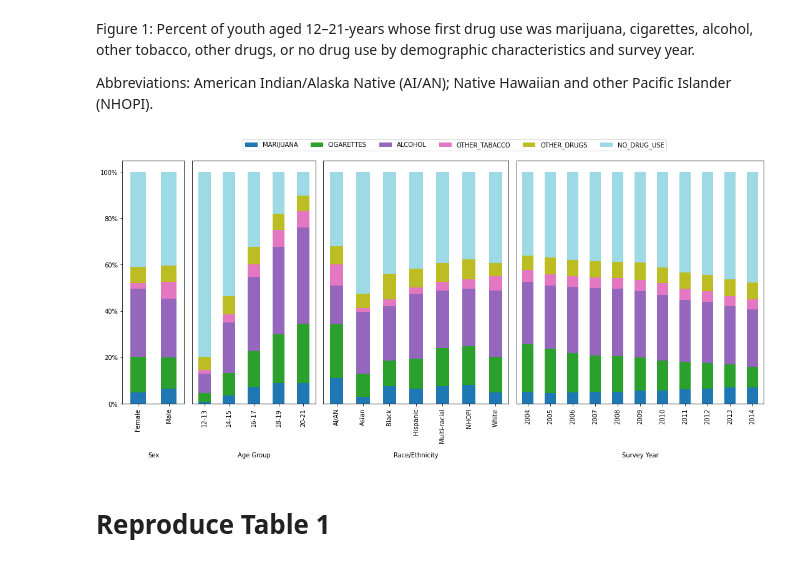
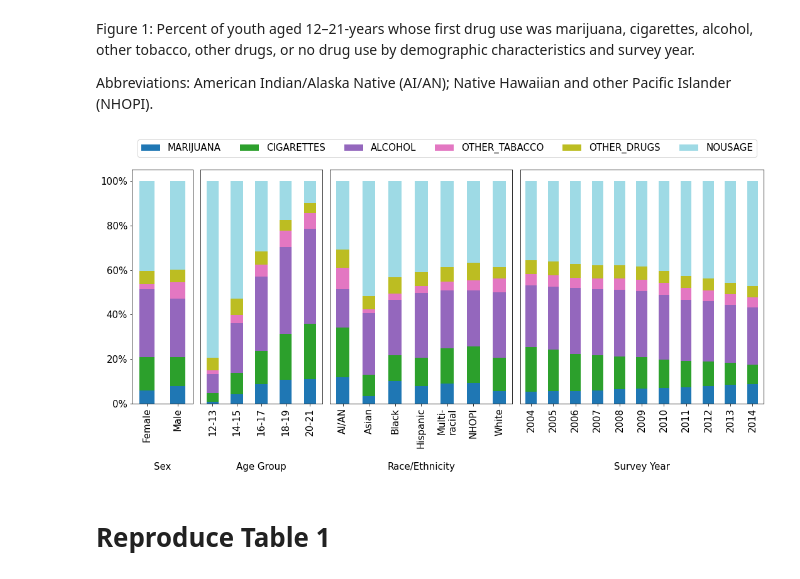
Before and after one commit to DataResponsibly/SynRD, a Jupyter notebook: papers/fairman2019marijuana/aholovenko_reproduce.ipynb, the cells around one changed output. Saved outputs shown, nothing was run; the diff lists cells and outputs as text; code cells hidden in the pictures.

Commit message:
add fairman2019marijuana figure 1

```diff
--- a/papers/fairman2019marijuana/aholovenko_reproduce.ipynb
+++ b/papers/fairman2019marijuana/aholovenko_reproduce.ipynb
@@ -18,6 +19,6 @@ Use ./aholovenko_data_preprocessing.ipynb to generate processed data.
 # %% [markdown]
 # Importing data
 # %%
-df = pd.read_pickle('fairman2019marijuana_dataframe.pickle')
+df = pd.read_pickle('../fairman2019marijuana_dataframe.pickle')
 df.shape
 # %% [output]
@@ -49,35 +49,65 @@ Figure 1: Percent of youth aged 12–21-years whose first drug use was marijuana
 
 Abbreviations: American Indian/Alaska Native (AI/AN); Native Hawaiian and other Pacific Islander (NHOPI).
 # %%
+
+
 def plot_figure(df_):
-    cols = ['MARIJUANA', 'CIGARETTES', 'ALCOHOL', 'OTHER_TABACCO', 'OTHER_DRUGS', 'NO_DRUG_USE']
-    prop_sex = pd.crosstab(index=df_['SEX'], columns=df_['CLASS'], normalize="index") * 100
-    prop_race = pd.crosstab(index=df_['RACE'], columns=df_['CLASS'], normalize="index") * 100
-    prop_age = pd.crosstab(index=df_['AGE_GROUP'], columns=df_['CLASS'], normalize="index") * 100
-    prop_year = pd.crosstab(index=df_['YEAR'], columns=df_['CLASS'], normalize="index") * 100
+    df = df_.copy()
+    INPUT_FILES = [
+        'fairman2019marijuana/data/32722-0001-Data.tsv', 'fairman2019marijuana/data/23782-0001-Data.tsv', 'fairman2019marijuana/data/04596-0001-Data.tsv',
+        'fairman2019marijuana/data/26701-0001-Data.tsv', 'fairman2019marijuana/data/29621-0001-Data.tsv', 'fairman2019marijuana/data/36361-0001-Data.tsv',
+        'fairman2019marijuana/data/35509-0001-Data.tsv', 'fairman2019marijuana/data/04373-0001-Data.tsv', 'fairman2019marijuana/data/21240-0001-Data.tsv',
+        'fairman2019marijuana/data/34481-0001-Data.tsv', 'fairman2019marijuana/data/34933-0001-Data.tsv'
+    ]
+    FILE_YEAR_MAP = {f: i for i, f in enumerate(sorted([os.path.basename(f) for f in INPUT_FILES]))}
+    AGE_MAP = {i: i + 12 for i in range(0, 10)}
+    AGE_GROUP_MAP = {
+        0: '12-13', 1: '12-13', 2: '14-15', 3: '14-15', 4: '16-17', 5: '16-17', 6: '18-19', 7: '18-19',
+        8: '20-21', 9: '20-21'
+    }
+    YEAR_MAP = {2004 + i: i for i in range(len(FILE_YEAR_MAP))}
+    SEX_MAP = {'Male': 0, 'Female': 1}
+    RACE_MAP = {'White': 0, 'Black': 1, 'AI/AN': 2, 'NHOPI': 3, 'Asian': 4, 'Multi-\nracial': 5, 'Hispanic': 6}
+    CLASSES_PRETTY = {
+        'CIGARETTES': 0, 'ALCOHOL': 1, 'MARIJUANA': 2, 'OTHER_TABACCO': 3, 'OTHER_DRUGS': 4, 'NOUSAGE': 5
+    }
+    df['AGE_GROUP'] = df['AGE'].map(AGE_GROUP_MAP)
+    df['SEX'] = df['SEX'].map(dict(zip(SEX_MAP.values(), SEX_MAP.keys())))
+    df['RACE'] = df['RACE'].map(dict(zip(RACE_MAP.values(), RACE_MAP.keys())))
+    df['YEAR'] = df['YEAR'].map(dict(zip(YEAR_MAP.values(), YEAR_MAP.keys())))
+    df['CLASS'] = df['CLASS'].map(dict(zip(CLASSES_PRETTY.values(), CLASSES_PRETTY.keys())))
+    cols = ['MARIJUANA', 'CIGARETTES', 'ALCOHOL', 'OTHER_TABACCO', 'OTHER_DRUGS', 'NOUSAGE']
+    prop_sex = pd.crosstab(index=df['SEX'], columns=df['CLASS'], normalize="index") * 100
+    prop_race = pd.crosstab(index=df['RACE'], columns=df['CLASS'], normalize="index") * 100
+    prop_age = pd.crosstab(index=df['AGE_GROUP'], columns=df['CLASS'], normalize="index") * 100
+    prop_year = pd.crosstab(index=df['YEAR'], columns=df['CLASS'], normalize="index") * 100
     figure, axis = plt.subplots(1, 4, gridspec_kw={'width_ratios': [1, 2, 3, 4]})
     figure.set_size_inches(15, 6, forward=True)
     figure.tight_layout()
     prop_sex[cols].plot(kind='bar', stacked=True, colormap='tab20', ax=axis[0], legend=None, xlabel='Sex')
     prop_age[cols].plot(kind='bar', stacked=True, colormap='tab20', ax=axis[1], legend=None, xlabel='Age Group')
-    prop_race[cols].plot(kind='bar', stacked=True, colormap='tab20', ax=axis[2], legend=None, xlabel='Race/Ethnicity')
-    prop_year[cols].plot(kind='bar', stacked=True, colormap='tab20', ax=axis[3], legend=None, xlabel='Survey Year')
+    prop_race[cols].plot(kind='bar', stacked=True, colormap='tab20', ax=axis[2], legend=None,
+                         xlabel='Race/Ethnicity')
+    prop_year[cols].plot(kind='bar', stacked=True, colormap='tab20', ax=axis[3], legend=None,
+                             xlabel='Survey Year')
     axis[0].yaxis.set_major_formatter('{x:1.0f}%')
     axis[1].set_yticks([])
     axis[2].set_yticks([])
     axis[3].set_yticks([])
-    axis[0].xaxis.set_label_coords(.5, -.2)
-    axis[1].xaxis.set_label_coords(.5, -.2)
-    axis[2].xaxis.set_label_coords(.5, -.2)
-    axis[3].xaxis.set_label_coords(.5, -.2)
+    axis[0].xaxis.set_label_coords(.5, -.25)
+    axis[1].xaxis.set_label_coords(.5, -.25)
+    axis[2].xaxis.set_label_coords(.5, -.25)
+    axis[3].xaxis.set_label_coords(.5, -.25)
     plt.subplots_adjust(wspace=0.05)
-    plt.legend(loc='upper center', bbox_to_anchor=(-0.25, 1.1),  ncol = 6)
-    # plt.savefig('figure_1.png', facecolor='white', transparent=False, bbox_inches='tight', pad_inches=.5)
+    plt.legend(loc='upper center', bbox_to_anchor=(-0.30, 1.15), ncol=6)
+    plt.savefig('fairman2019marijuana_figure_1.png',
+                facecolor='white', transparent=False, bbox_inches='tight', pad_inches=.5)
     plt.show()
 
+
 plot_figure(df)
 # %% [output]
-[figure, old version]
+[figure, new version]
 # %% [markdown]
 # Reproduce Table 1
 # %% [markdown]
```
Also changed, not shown: parts of 14 cells of this notebook, 2 other files.
